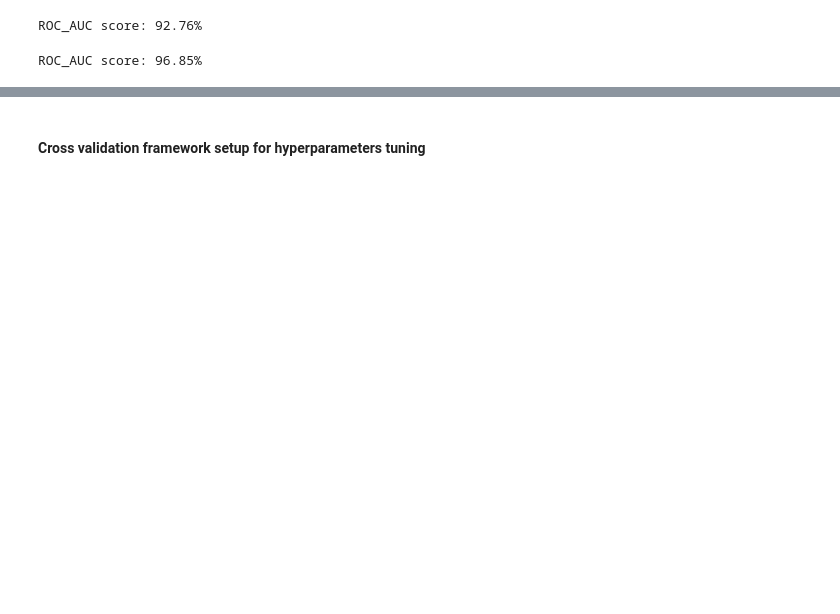
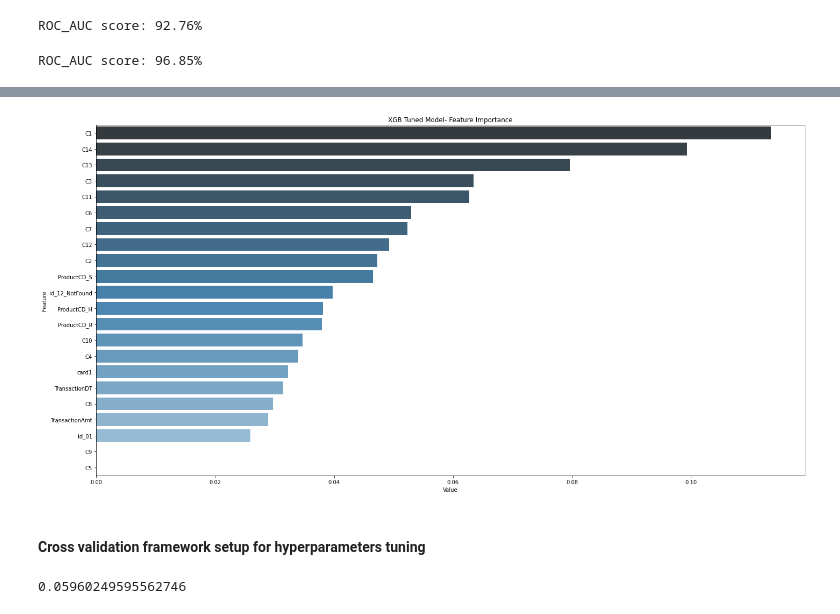
Before and after one commit to wendyku/E-commerce-fraud-detection, a Jupyter notebook: fraud_detection.ipynb, the cells around one changed output, grey strips where cells are left out. Cells and saved outputs as stored; diff of their text form; code cells hidden in the pictures; blank space fills up the shorter version.

```diff
--- a/fraud_detection.ipynb
+++ b/fraud_detection.ipynb
@@ -188,11 +209,13 @@ plt.show()
 # %%
 # Understand feature importance in the model
-
-feature_imp = pd.DataFrame(sorted(zip(model2.feature_importances_,cols)), columns=['Value','Feature'])
+feature_imp = pd.DataFrame(sorted(zip(model2.feature_importances_,X.columns)), columns=['Value','Feature'])
 plt.figure(figsize=(20, 10))
-sns.barplot(x="Value", y="Feature", data=feature_imp.sort_values(by="Value", ascending=False).iloc[:50])
-plt.title('XGB95 Most Important Features')
+sns.barplot(x="Value", y="Feature", data=feature_imp.sort_values(by="Value", ascending=False).iloc[:50],\
+            palette = "Blues_d")
+plt.title('XGB Tuned Model- Feature Importance')
 plt.tight_layout()
 plt.show()
+# %% [output]
+[figure, added]
 # %% [markdown]
 #### Cross validation framework setup for hyperparameters tuning
@@ -199,3 +224,7 @@ plt.show()
+# %%
+sum(predictions)/len(predictions)
+# %% [output]
+0.05960249595562746
 # %%
 # also set up cross validation framework for hyperparameters tuning
 cv_scores = cross_validate(model2, X, y, cv =3 , scoring=('roc_auc')\
```
Also changed, not shown: parts of 16 cells of this notebook.
